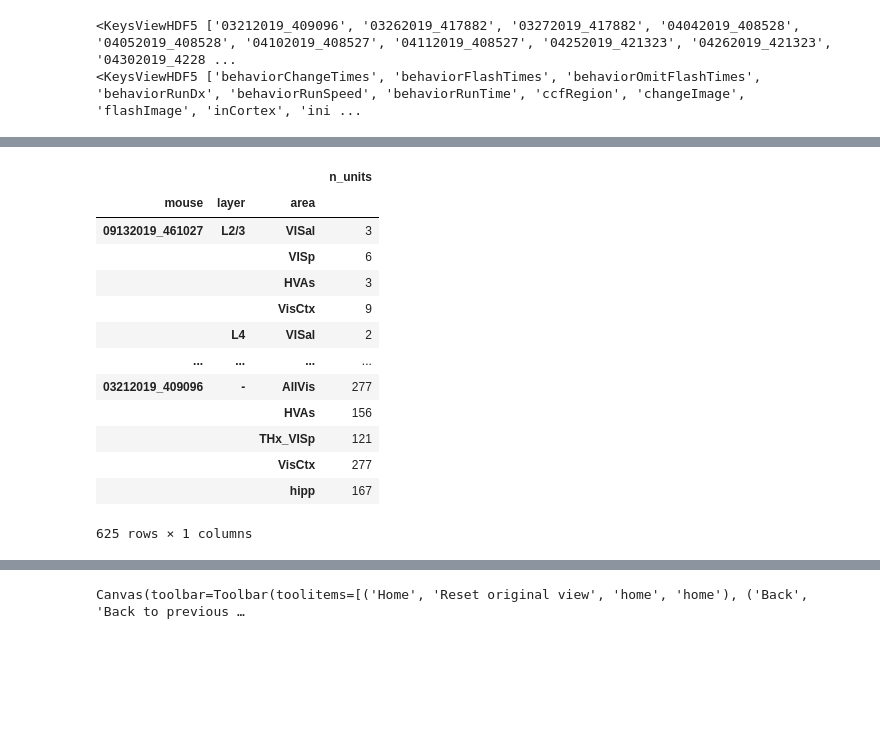
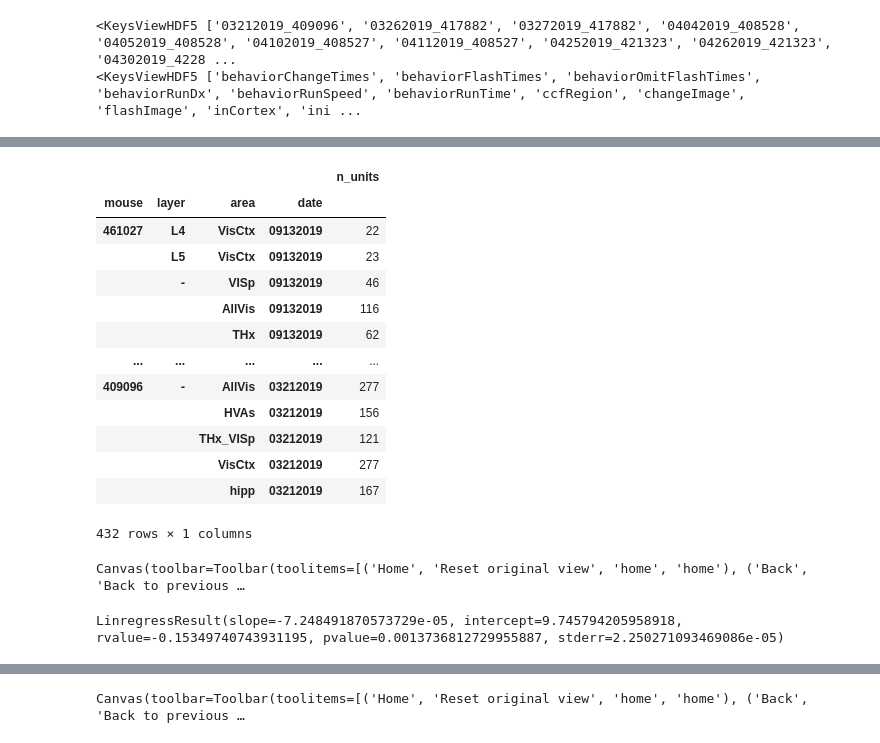
Before and after one commit to gsaurabhr/npx_differentiation, a Jupyter notebook: z_final_4_behavior_differentiation.ipynb, the cells around one changed output, grey strips where cells are left out. Drawn from its saved outputs; the diff is of its cells as text; code cells hidden in the pictures; blank space fills up the shorter version.

```diff
--- a/z_final_4_behavior_differentiation.ipynb
+++ b/z_final_4_behavior_differentiation.ipynb
@@ -71,7 +72,9 @@ hierarchy = {
     'VISmmp' : 20,
     'VIS' : 22,
     'HVAs' : 21,
+    'HVAs_ss' : 21.25,
     'VisCtx' : 21.5,
+    'VisCtx_ss' : 21.75,
     'AllVis' : 22,
     'PF' : 25,
     'MB' : 30,
@@ -98,6 +101,8 @@ unit_set += ['layer == "%s" & region in @region_sets.get("%s")'%(l, s) for l, s
     ['L2/3', 'L4', 'L5'], ['HVAs', 'VisCtx']
 )]
 print(f'Applying to {len(unit_set)} groups.')
+
+min_units = 20
 # %% [output]
 Applying to 38 groups.
 # %% [markdown]
@@ -446,7 +471,14 @@ for mouse_id in tqdm(mouse_ids[::-1]):
 
     n_units[mouse_id] = diffn.columns.to_frame(index=False)
     if diffn is not None:
-        differentiation[mouse_id] = diffn.droplevel(2, axis=1)
+        # normalize differentiation by number of units
+        differentiation[mouse_id] = diffn.droplevel(2, axis=1) / n_units[mouse_id].set_index(
+            ['layer', 'area']
+        ).n_units**0.5
+        # drop areas with fewer than min_units units
+        differentiation[mouse_id] = differentiation[mouse_id].T[n_units[mouse_id].set_index(
+            ['layer', 'area']
+        ).n_units>min_units].T
 differentiation = pd.concat(
     differentiation,
     names=[
@@ -491,25 +523,46 @@ differentiation
-# %%
-n_units = pd.concat(
-    n_units, names=['mouse', 'idx']
-).set_index(
-    ['layer', 'area'], append=True
-).droplevel('idx')
-n_units
-# %% [output]
-|  |  |  | n_units |
-| mouse | layer | area |  |
-| 09132019_461027 | L2/3 | VISal | 3 |
-|  |  | VISp | 6 |
-|  |  | HVAs | 3 |
-|  |  | VisCtx | 9 |
-|  | L4 | VISal | 2 |
-| ... | ... | ... | ... |
-| 03212019_409096 | - | AllVis | 277 |
-|  |  | HVAs | 156 |
-|  |  | THx_VISp | 121 |
-|  |  | VisCtx | 277 |
-|  |  | hipp | 167 |
-625 rows × 1 columns
+# %%
+n_units = pd.concat(
+    n_units, names=['mouse', 'idx']
+).set_index(
+    ['layer', 'area'], append=True
+).droplevel('idx')
+
+idx = n_units.index.to_frame(index=False)
+idx['date'] = idx.mouse.apply(lambda x: x.split('_')[0])
+idx['mouse'] = idx.mouse.apply(lambda x: x.split('_')[1])
+n_units.index = pd.MultiIndex.from_frame(idx)
+
+n_units = n_units[n_units.n_units>min_units]
+
+n_units
+# %% [output]
+|  |  |  |  | n_units |
+| mouse | layer | area | date |  |
+| 461027 | L4 | VisCtx | 09132019 | 22 |
+|  | L5 | VisCtx | 09132019 | 23 |
+|  | - | VISp | 09132019 | 46 |
+|  |  | AllVis | 09132019 | 116 |
+|  |  | THx | 09132019 | 62 |
+| ... | ... | ... | ... | ... |
+| 409096 | - | AllVis | 03212019 | 277 |
+|  |  | HVAs | 03212019 | 156 |
+|  |  | THx_VISp | 03212019 | 121 |
+|  |  | VisCtx | 03212019 | 277 |
+|  |  | hipp | 03212019 | 167 |
+432 rows × 1 columns
+# %%
+# no correlation between diffn and n_units after normalizing for n_units
+_y = differentiation.groupby(['mouse', 'date']).mean()
+_x = n_units.unstack(['layer', 'area'])
+
+f, ax = plt.subplots(figsize=(4, 3), tight_layout=True)
+ax.scatter(_x.stack().stack()**0.5, _y.stack().stack(), s=2)
+ax.set_xlabel('# units')
+ax.set_ylabel('differentiation')
+sp.stats.linregress(_y.stack().stack(), _x.stack().stack().n_units**0.5)
+# %% [output]
+Canvas(toolbar=Toolbar(toolitems=[('Home', 'Reset original view', 'home', 'home'), ('Back', 'Back to previous …
+LinregressResult(slope=-7.248491870573729e-05, intercept=9.745794205958918, rvalue=-0.15349740743931195, pvalue=0.0013736812729955887, stderr=2.250271093469086e-05)
 # %%
 len(n_units.index.levels[0])
 # %% [output]
```
Also changed, not shown: parts of 21 cells of this notebook, 6 other files.
